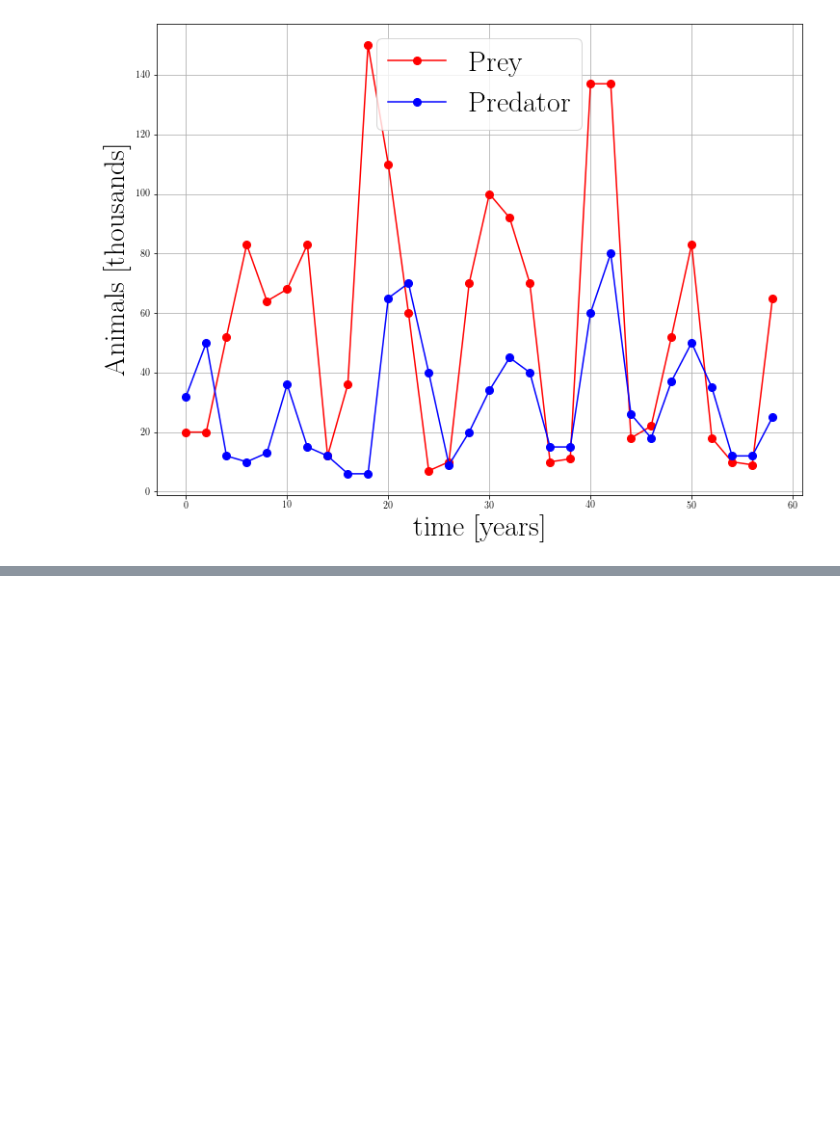
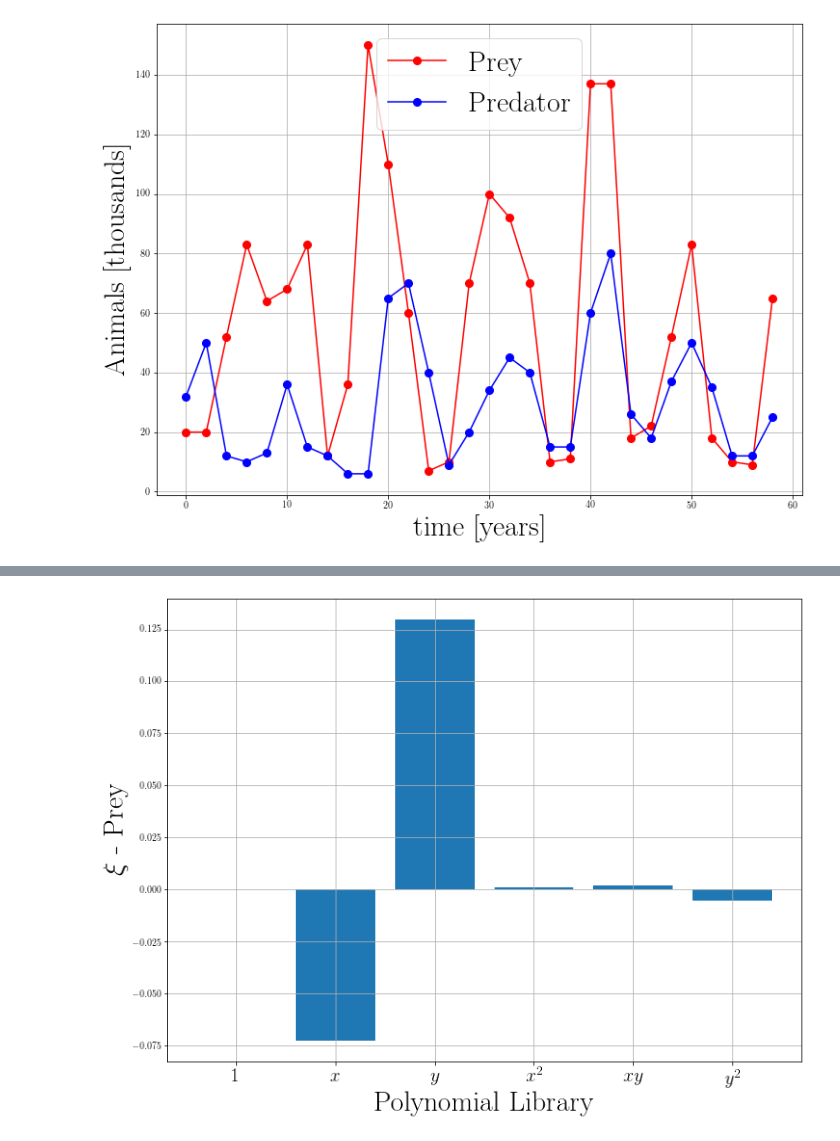
Before and after one commit to Steriva/MfM_Assignment, a Jupyter notebook: exe01d_pySINDy.ipynb, the cells around one changed output, grey strips where cells are left out. Saved outputs shown, nothing was run; the diff lists cells and outputs as text; code cells hidden in the pictures; blank space fills up the shorter version.

```diff
--- a/exe01d_pySINDy.ipynb
+++ b/exe01d_pySINDy.ipynb
@@ -185,0 +132,12 @@ plt.show()
+# %%
+plt.figure()
+plt.bar(np.linspace(0,5,6), mean_ensemble[1,:])
+plt.xticks(np.linspace(0,5,6), my_xticks, fontsize=20)
+
+plt.xlabel("Polynomial Library",fontsize=30)
+plt.ylabel('$\\xi$ - Prey',fontsize=30)
+plt.grid(which='major',linestyle='-')
+plt.grid(which='minor',linestyle='--')
+plt.show()
+# %% [output]
+[figure, added]
```
Also changed, not shown: parts of 10 cells of this notebook.
